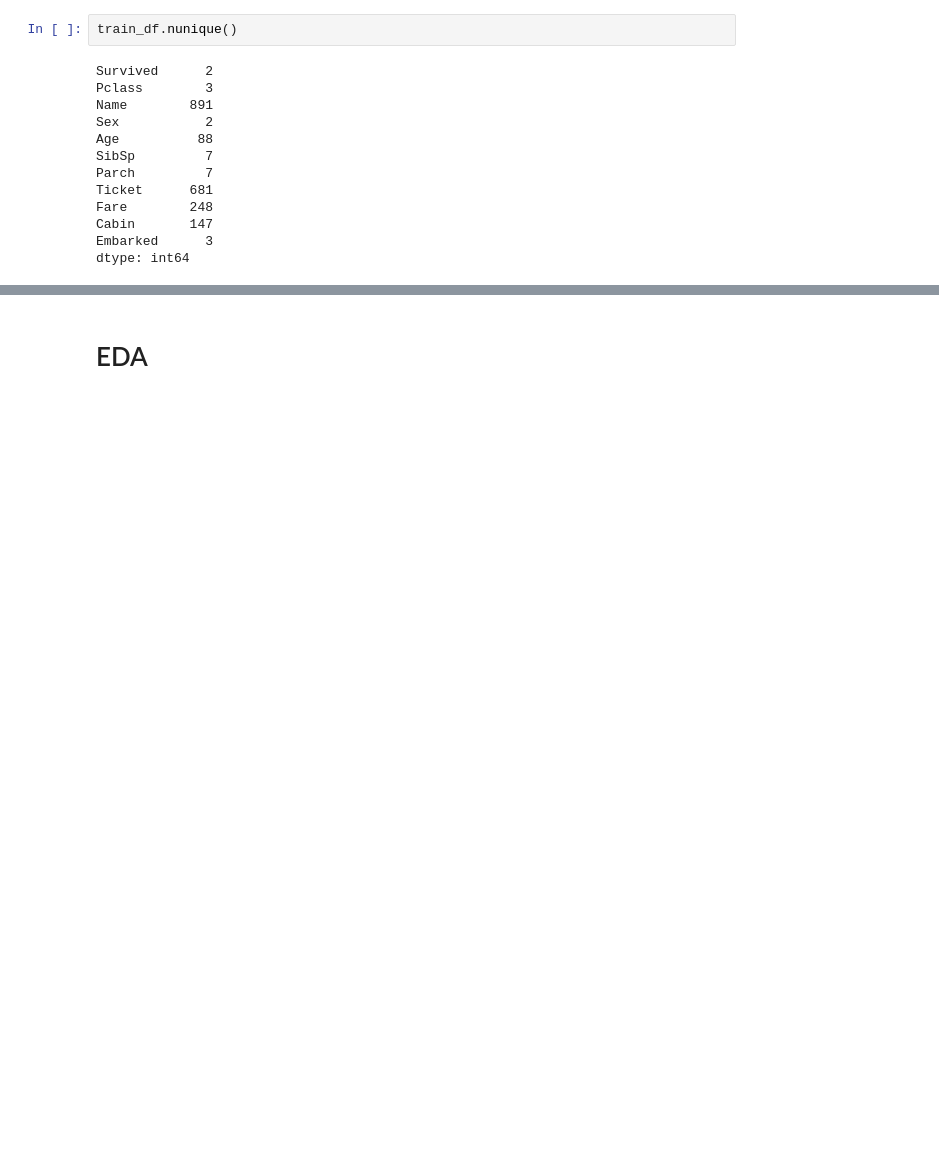
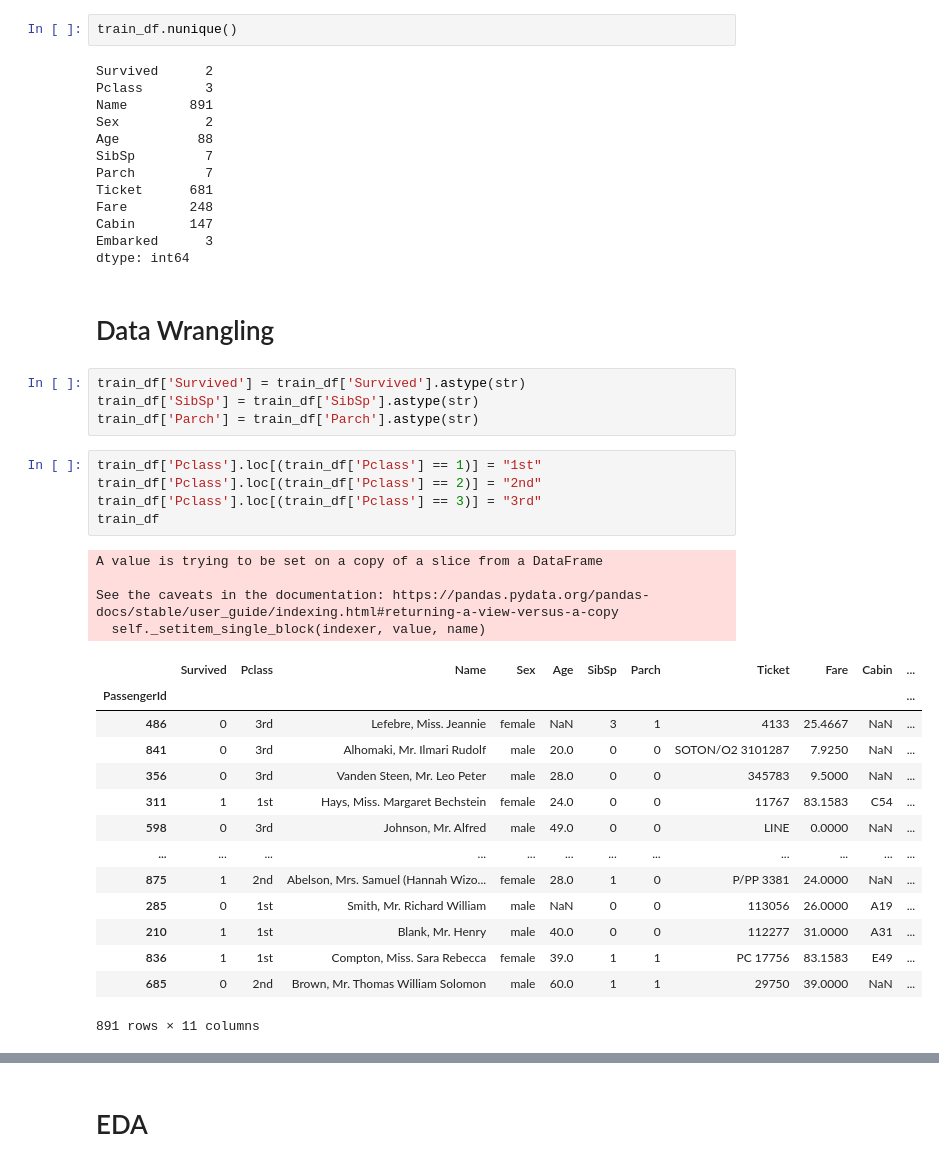
Before and after one commit to johnwslee/Titanic, a Jupyter notebook: Titanic.ipynb, the cells around one changed output, grey strips where cells are left out. Drawn from its saved outputs; the diff is of its cells as text; blank space fills up the shorter version.

```diff
--- a/Titanic.ipynb
+++ b/Titanic.ipynb
@@ -115,3 +115,33 @@ Fare        248
 Cabin       147
 Embarked      3
 dtype: int64
+# %% [markdown]
+# Data Wrangling
+# %%
+train_df['Survived'] = train_df['Survived'].astype(str)
+train_df['SibSp'] = train_df['SibSp'].astype(str)
+train_df['Parch'] = train_df['Parch'].astype(str)
+# %%
+train_df['Pclass'].loc[(train_df['Pclass'] == 1)] = "1st"
+train_df['Pclass'].loc[(train_df['Pclass'] == 2)] = "2nd"
+train_df['Pclass'].loc[(train_df['Pclass'] == 3)] = "3rd"
+train_df
+# %% [output]
+A value is trying to be set on a copy of a slice from a DataFrame
+
+See the caveats in the documentation: https://pandas.pydata.org/pandas-docs/stable/user_guide/indexing.html#returning-a-view-versus-a-copy
+  self._setitem_single_block(indexer, value, name)
+|  | Survived | Pclass | Name | Sex | Age | SibSp | Parch | Ticket | Fare | Cabin | ... |
+| PassengerId |  |  |  |  |  |  |  |  |  |  | ... |
+| 486 | 0 | 3rd | Lefebre, Miss. Jeannie | female | NaN | 3 | 1 | 4133 | 25.4667 | NaN | ... |
+| 841 | 0 | 3rd | Alhomaki, Mr. Ilmari Rudolf | male | 20.0 | 0 | 0 | SOTON/O2 3101287 | 7.9250 | NaN | ... |
+| 356 | 0 | 3rd | Vanden Steen, Mr. Leo Peter | male | 28.0 | 0 | 0 | 345783 | 9.5000 | NaN | ... |
+| 311 | 1 | 1st | Hays, Miss. Margaret Bechstein | female | 24.0 | 0 | 0 | 11767 | 83.1583 | C54 | ... |
+| 598 | 0 | 3rd | Johnson, Mr. Alfred | male | 49.0 | 0 | 0 | LINE | 0.0000 | NaN | ... |
+| ... | ... | ... | ... | ... | ... | ... | ... | ... | ... | ... | ... |
+| 875 | 1 | 2nd | Abelson, Mrs. Samuel (Hannah Wizo... | female | 28.0 | 1 | 0 | P/PP 3381 | 24.0000 | NaN | ... |
+| 285 | 0 | 1st | Smith, Mr. Richard William | male | NaN | 0 | 0 | 113056 | 26.0000 | A19 | ... |
+| 210 | 1 | 1st | Blank, Mr. Henry | male | 40.0 | 0 | 0 | 112277 | 31.0000 | A31 | ... |
+| 836 | 1 | 1st | Compton, Miss. Sara Rebecca | female | 39.0 | 1 | 1 | PC 17756 | 83.1583 | E49 | ... |
+| 685 | 0 | 2nd | Brown, Mr. Thomas William Solomon | male | 60.0 | 1 | 1 | 29750 | 39.0000 | NaN | ... |
+891 rows × 11 columns
```
Also changed, not shown: parts of 12 cells of this notebook.
